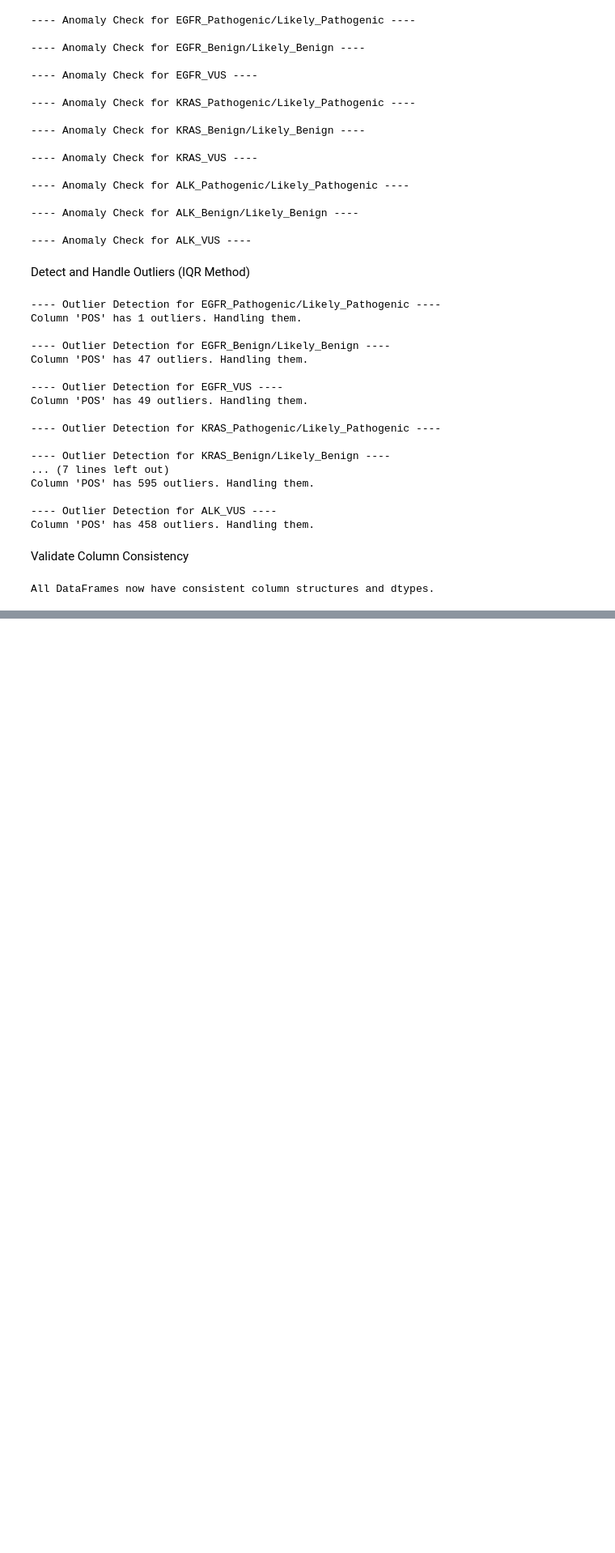
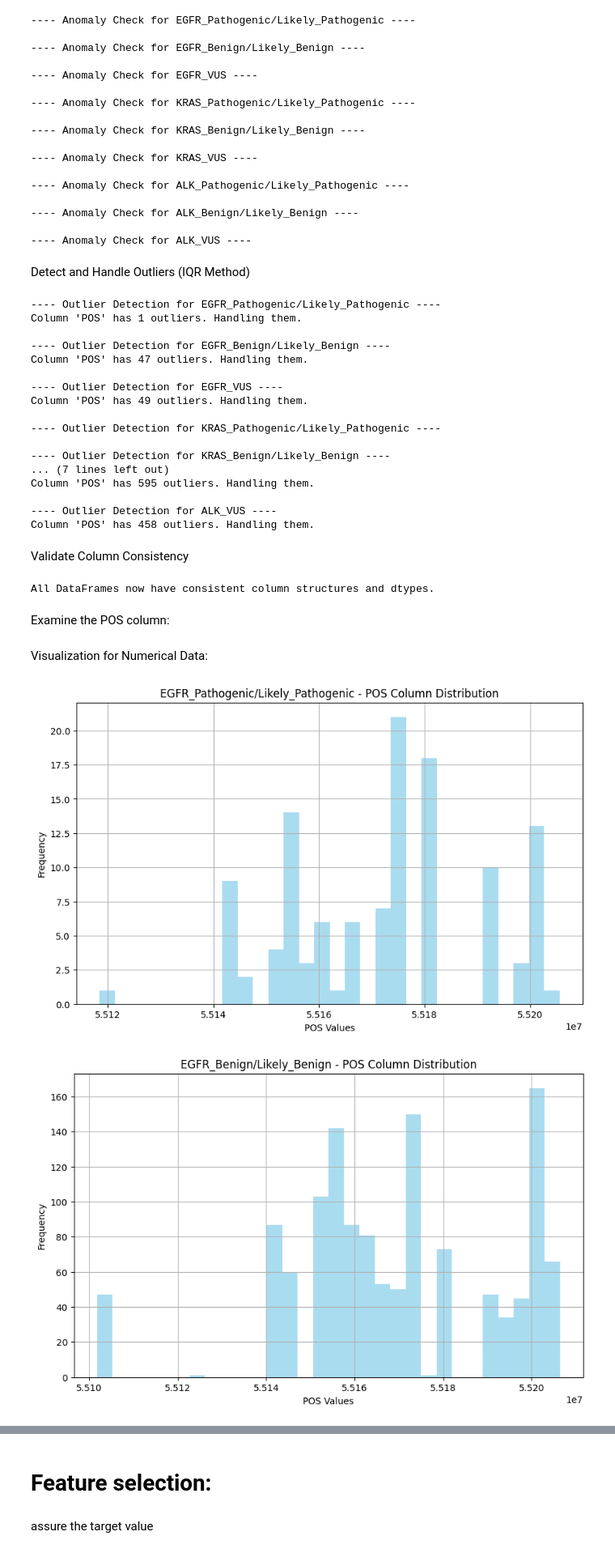
Before and after one commit to InbalBolshinsky/multi-modal-mutation-detector, a Jupyter notebook: notebooks/LungCancer_ClinVar_DataPrep.ipynb, the cells around one changed output, grey strips where cells are left out. Shown at 81% size. Saved outputs shown, nothing was run; the diff lists cells and outputs as text; code cells hidden in the pictures; blank space fills up the shorter version.

```diff
--- a/notebooks/LungCancer_ClinVar_DataPrep.ipynb
+++ b/notebooks/LungCancer_ClinVar_DataPrep.ipynb
@@ -573,3 +659,21 @@ else:
     print("\nWarning: Column inconsistency persists. Investigate further.")
 # %% [output]
 All DataFrames now have consistent column structures and dtypes.
+# %% [markdown]
+Examine the POS column:
+# %% [markdown]
+Visualization for Numerical Data:
+# %%
+import matplotlib.pyplot as plt
+
+for df_name, df in filtered_dfs.items():
+    if 'POS' in df.columns and pd.api.types.is_numeric_dtype(df['POS']):
+        plt.figure(figsize=(10, 6))
+        df['POS'].hist(bins=30, color='skyblue', alpha=0.7)
+        plt.title(f"{df_name} - POS Column Distribution")
+        plt.xlabel("POS Values")
+        plt.ylabel("Frequency")
+        plt.show()
+# %% [output]
+[figure, added]
+[figure, added]
@@ -575,0 +687,4 @@ All DataFrames now have consistent column structures and dtypes.
+# %% [markdown]
+# **Feature selection:**
+# %% [markdown]
+assure the target value
```
Also changed, not shown: parts of 17 cells of this notebook.
